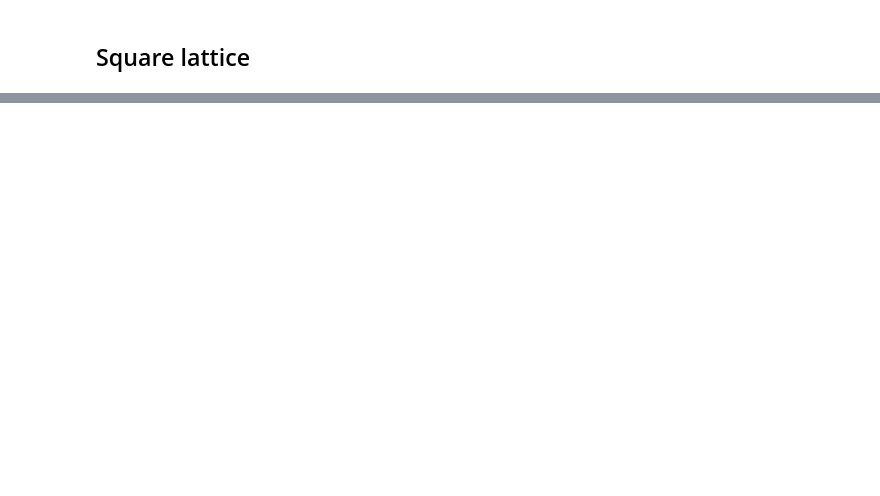
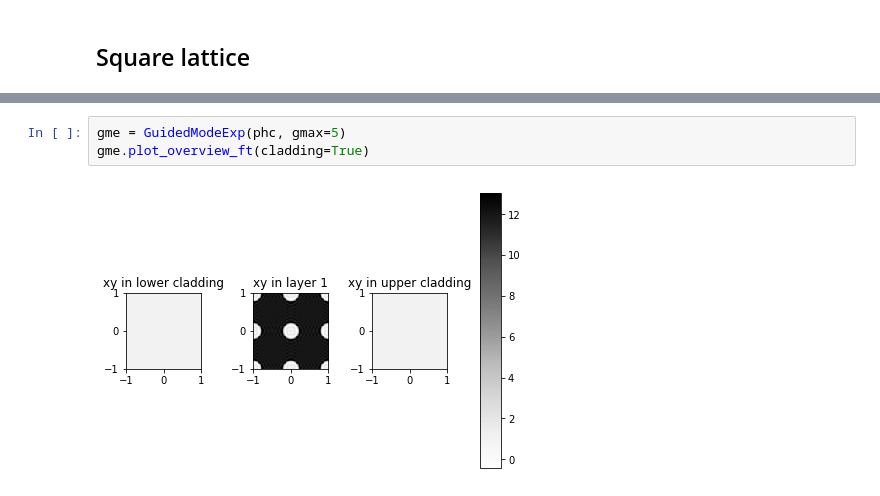
Before and after one commit to fancompute/legume, a Jupyter notebook: Notebooks/test_gme.ipynb, the cells around one changed output, grey strips where cells are left out. Drawn from its saved outputs; the diff is of its cells as text; blank space fills up the shorter version.

```diff
--- a/Notebooks/test_gme.ipynb
+++ b/Notebooks/test_gme.ipynb
@@ -28,0 +44,5 @@ phc.plot_overview()
+# %%
+gme = GuidedModeExp(phc, gmax=5)
+gme.plot_overview_ft(cladding=True)
+# %% [output]
+[figure, added]
```
Also changed, not shown: parts of 23 cells of this notebook, 6 other files.
